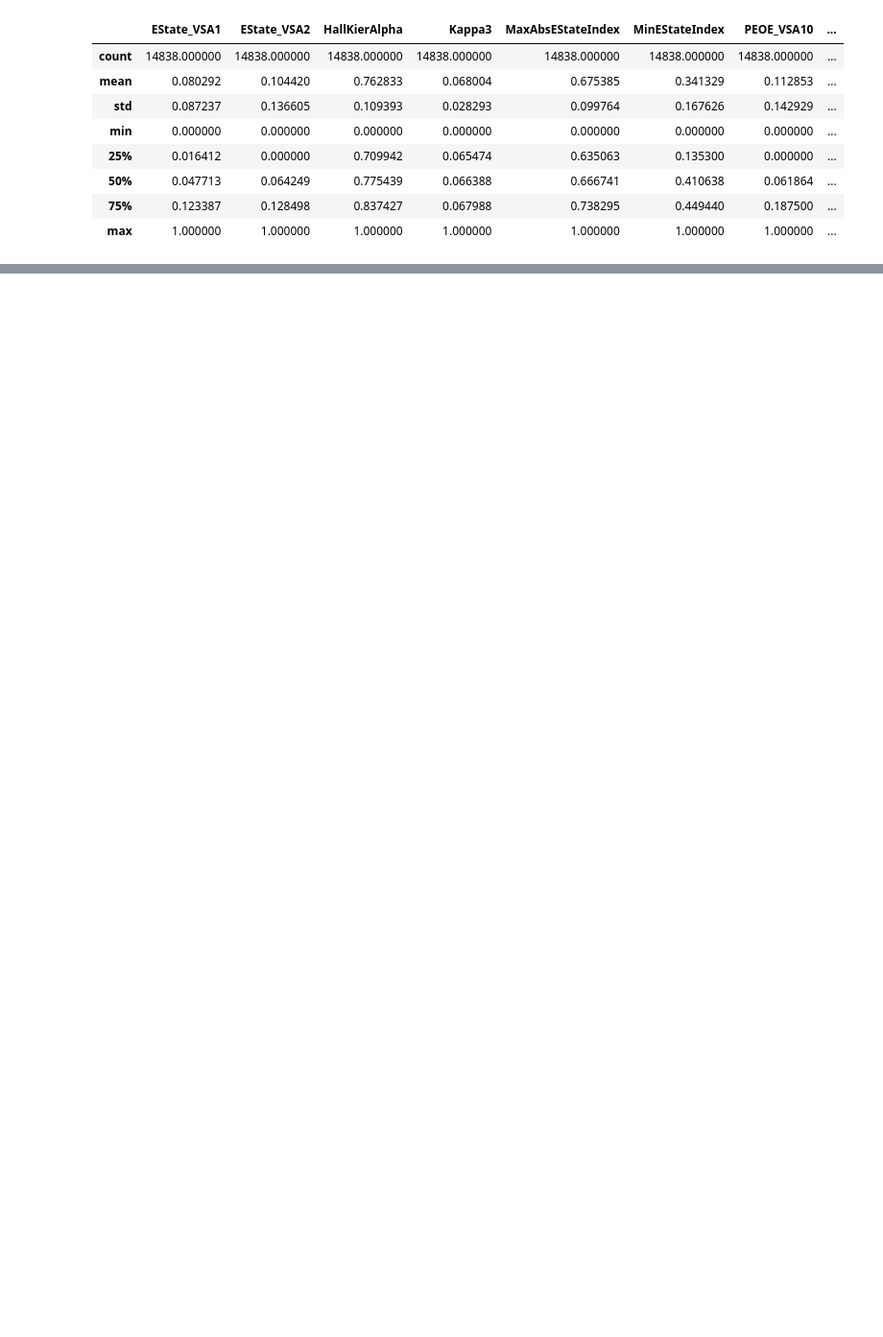
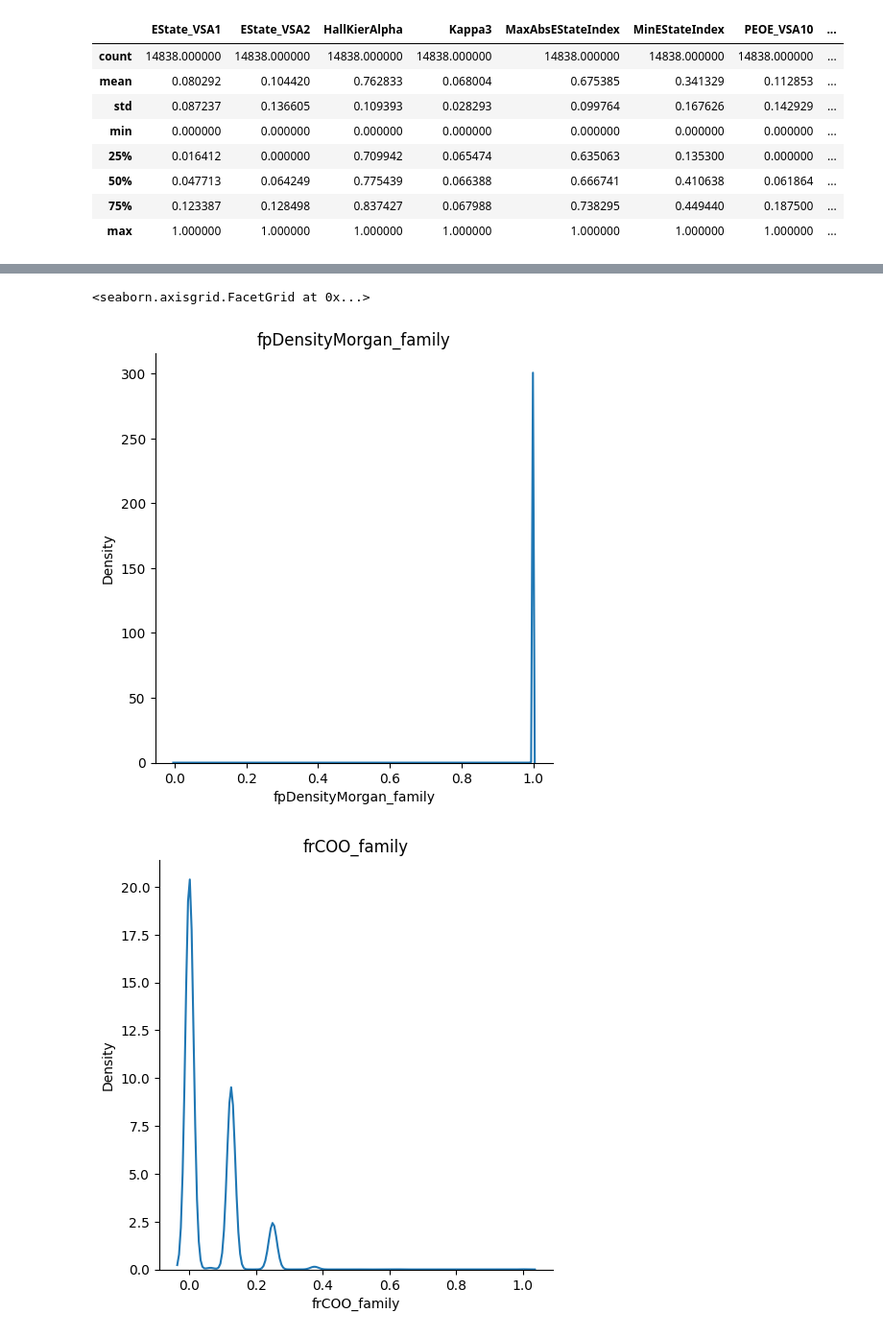
Before and after one commit to praivesi/kaggler, a Jupyter notebook: Explore_Anzyme_Substrate/solve.ipynb, the cells around one changed output, grey strips where cells are left out. Shown at 96% size. Cells and saved outputs as stored; diff of their text form; code cells hidden in the pictures; blank space fills up the shorter version.

```diff
--- a/Explore_Anzyme_Substrate/solve.ipynb
+++ b/Explore_Anzyme_Substrate/solve.ipynb
@@ -200,0 +233,12 @@ show_heatmap(normalized_train, 'Anzyme Substrate')
+# %%
+import seaborn as sns
+
+sns.displot(data = normalized_train['fpDensityMorgan_family'], kind='kde').set(title='fpDensityMorgan_family')
+sns.displot(data = normalized_train['frCOO_family'], kind='kde').set(title='frCOO_family')
+sns.displot(data = normalized_train['bertzCT_family_ext'], kind='kde').set(title='bertzCT_family_ext')
+sns.displot(data = normalized_train['EC1'], kind='kde').set(title='EC1')
+sns.displot(data = normalized_train['EC2'], kind='kde').set(title='EC2')
+# %% [output]
+<seaborn.axisgrid.FacetGrid at 0x...>
+[figure, added]
+[figure, added]
```
Also changed, not shown: parts of 13 cells of this notebook.
